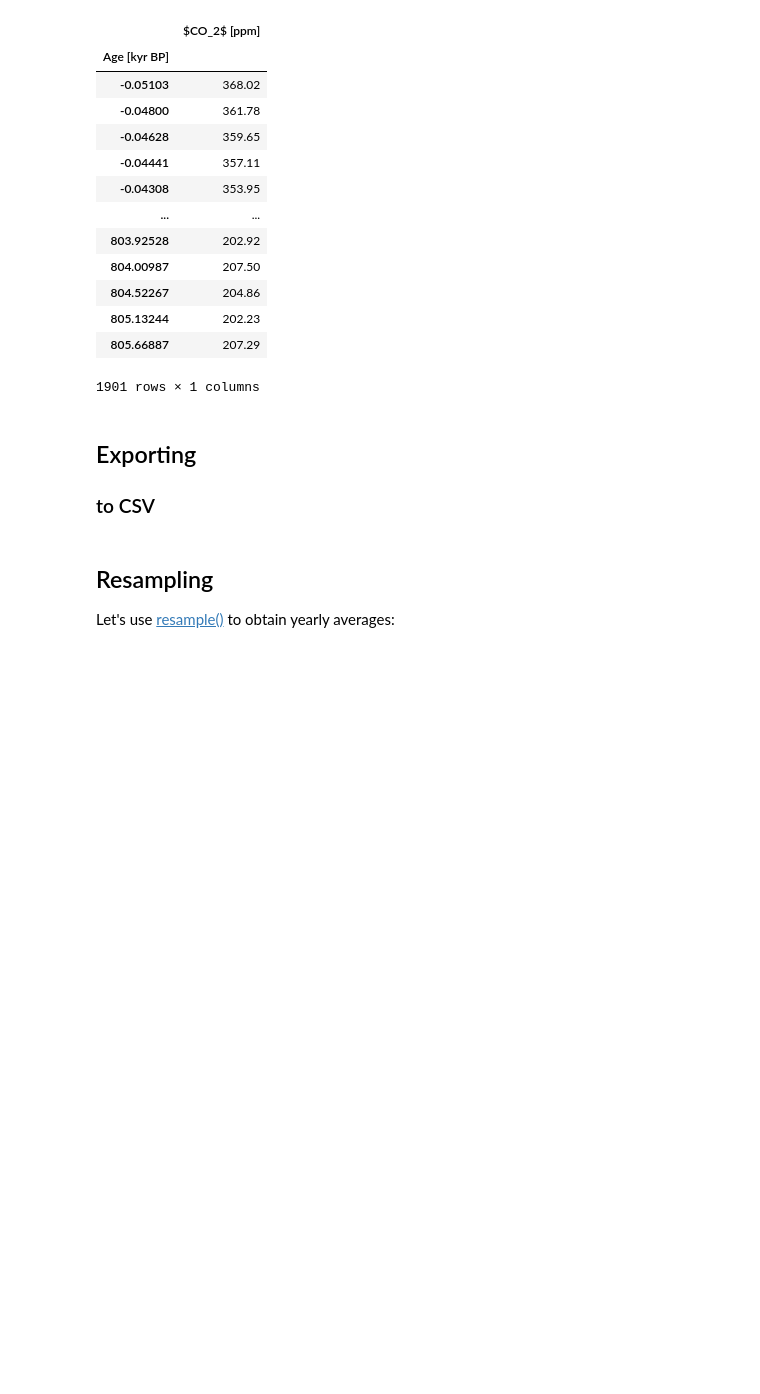
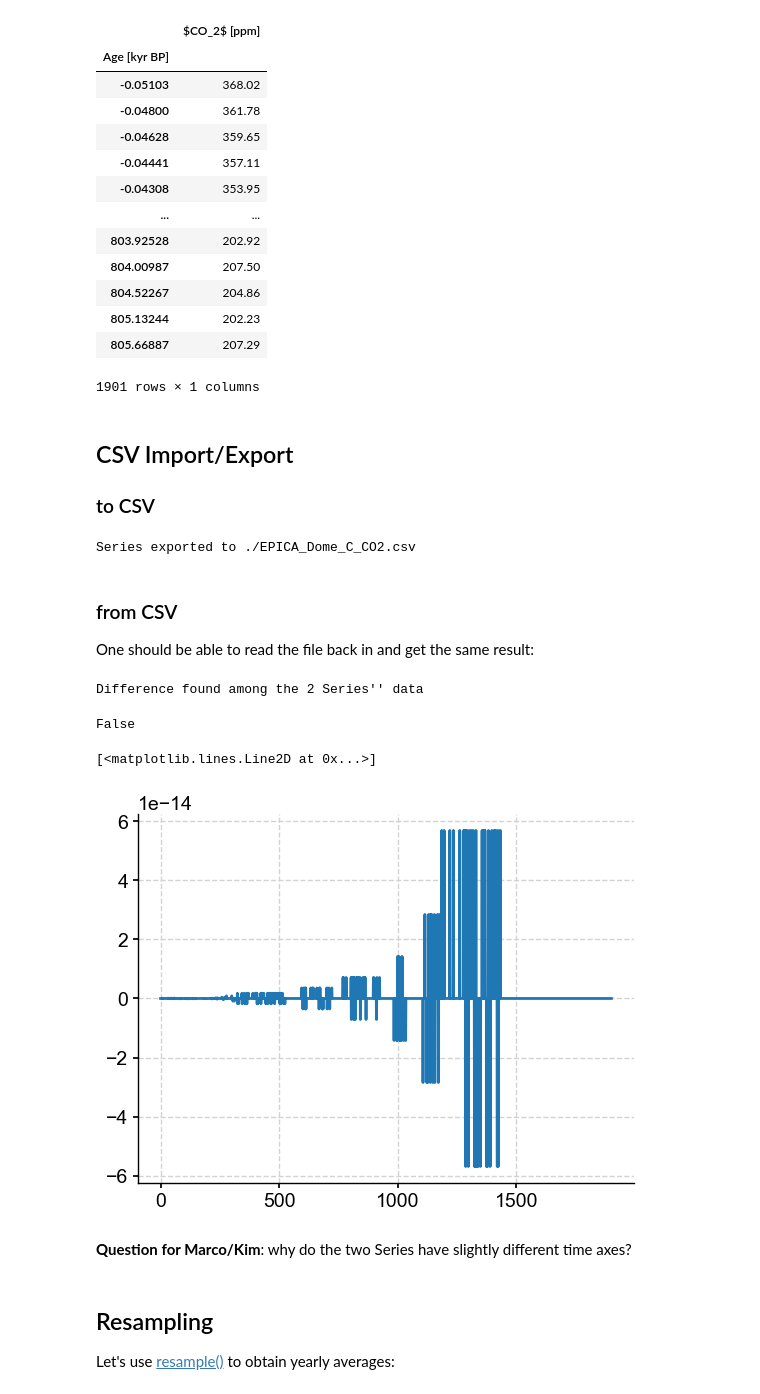
Before and after one commit to LinkedEarth/paleoPandas, a Jupyter notebook: notebooks/Paleopandas Playground.ipynb, the cells around one changed output. Cells and saved outputs as stored; diff of their text form; code cells hidden in the pictures; blank space fills up the shorter version.

```diff
--- a/notebooks/Paleopandas Playground.ipynb
+++ b/notebooks/Paleopandas Playground.ipynb
@@ -240,7 +240,9 @@ co2df.head()
 | 3 | -44.41 | 357.11 | 0.16 |
 | 4 | -43.08 | 353.95 | 0.04 |
 # %%
-co2ts = pyleo.Series(time=co2df['age_gas_calBP']/1000,value= co2df['co2_ppm'],time_name='Age',time_unit='kyr BP',value_name = r'$CO_2$',value_unit='ppm',label='EPICA Dome C CO2')
+co2ts = pyleo.Series(time=co2df['age_gas_calBP']/1000,value= co2df['co2_ppm'],
+                     time_name='Age',time_unit='kyr BP',value_name = r'$CO_2$',
+                     value_unit='ppm',label='EPICA Dome C CO2')
 co2ts.plot(color='C1')
 # %% [output]
 (<Figure size 1000x400 with 1 Axes>,
@@ -300,11 +304,30 @@ co2ts.view()
 | 805.66887 | 207.29 |
 1901 rows × 1 columns
 # %% [markdown]
-## Exporting
+## CSV Import/Export
 
 ### to CSV
 # %%
 co2ts.to_csv()
+# %% [output]
+Series exported to ./EPICA_Dome_C_CO2.csv
+# %% [markdown]
+### from CSV
+One should be able to read the file back in and get the same result:
+# %%
+co2ts2 = pyleo.Series.from_csv(filename='EPICA_Dome_C_CO2.csv')
+co2ts2.equals(co2ts) # showcasing the use of the 'equals' method
+# %% [output]
+Difference found among the 2 Series'' data
+False
+# %%
+import matplotlib.pyplot as plt
+plt.plot(co2ts2.time-co2ts.time)
+# %% [output]
+[<matplotlib.lines.Line2D at 0x...>]
+[figure, added]
+# %% [markdown]
+**Question for Marco/Kim**: why do the two Series have slightly different time axes?
 # %% [markdown]
 ## Resampling
 
```
Also changed, not shown: parts of 11 cells of this notebook.
